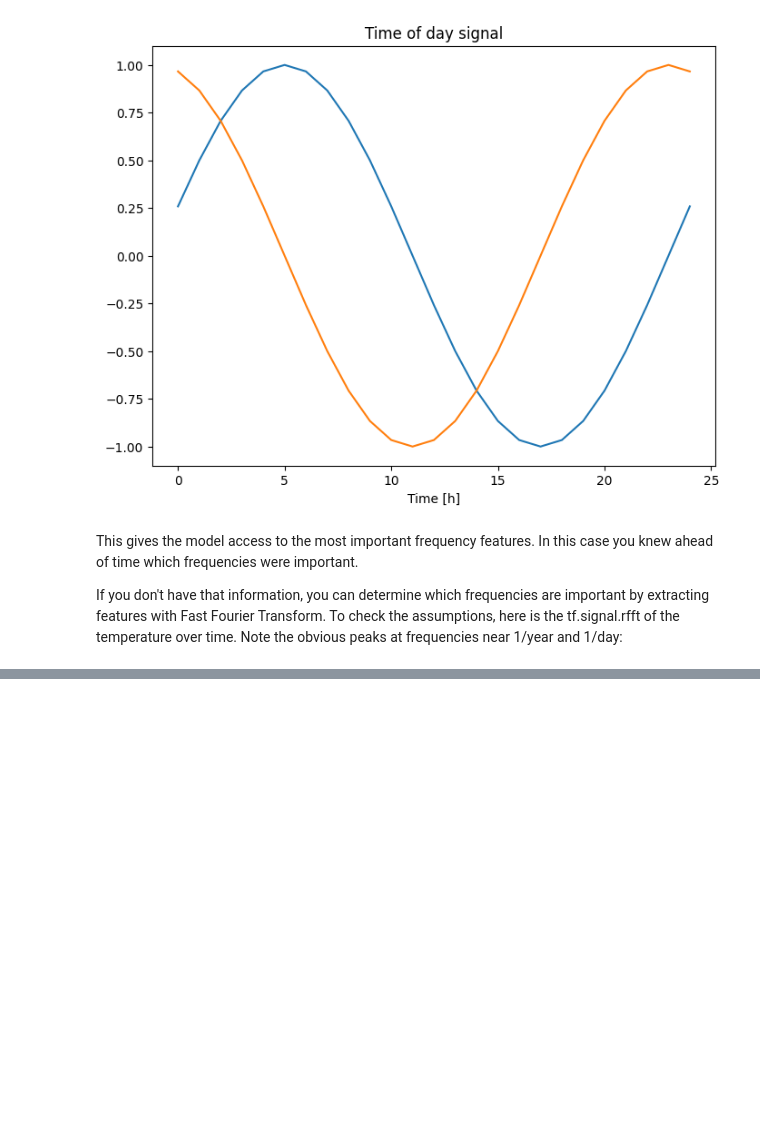
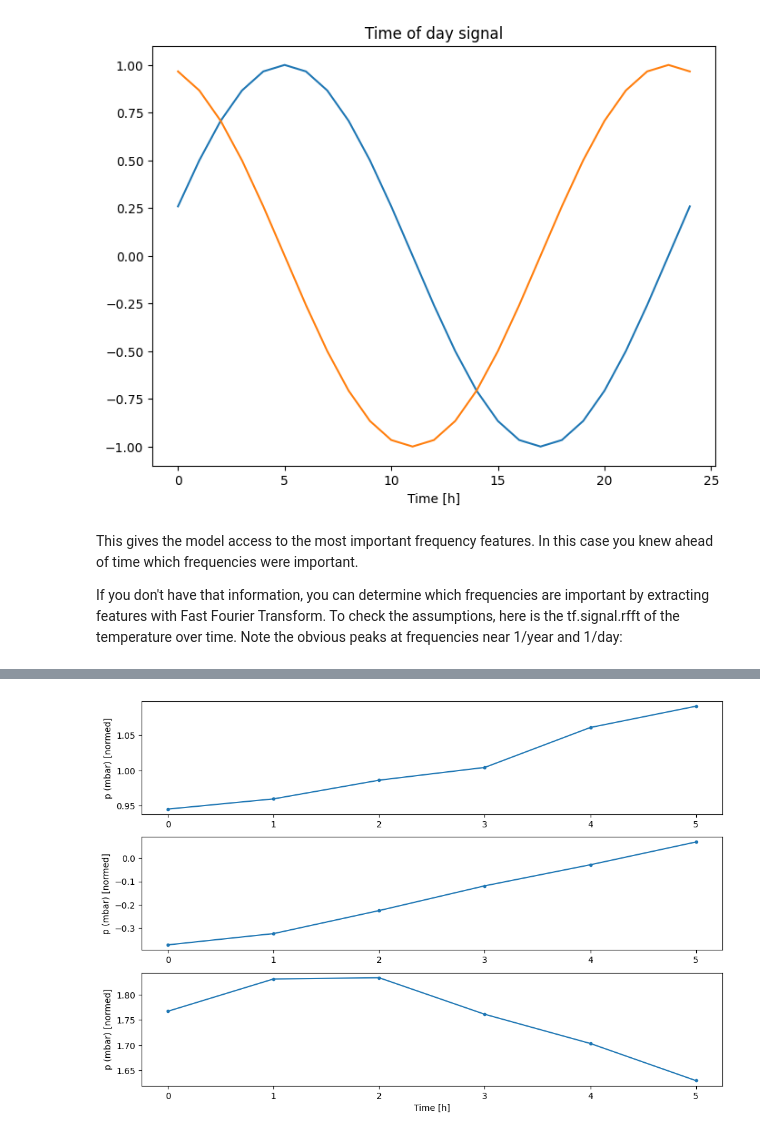
Before and after one commit to alexturnbull/DataSci, a Jupyter notebook: ML/Tensorflow/TimeSeriesForcasting/Tensorflow_model_comp.ipynb, the cells around one changed output, grey strips where cells are left out. Drawn from its saved outputs; the diff is of its cells as text; code cells hidden in the pictures; blank space fills up the shorter version.

```diff
--- a/ML/Tensorflow/TimeSeriesForcasting/Tensorflow_model_comp.ipynb
+++ b/ML/Tensorflow/TimeSeriesForcasting/Tensorflow_model_comp.ipynb
@@ -236,0 +490,4 @@ Skipping registering GPU devices...
+# %%
+w2.plot(plot_col='p (mbar)')
+# %% [output]
+[figure, added]
```
Also changed, not shown: parts of 56 cells of this notebook.
